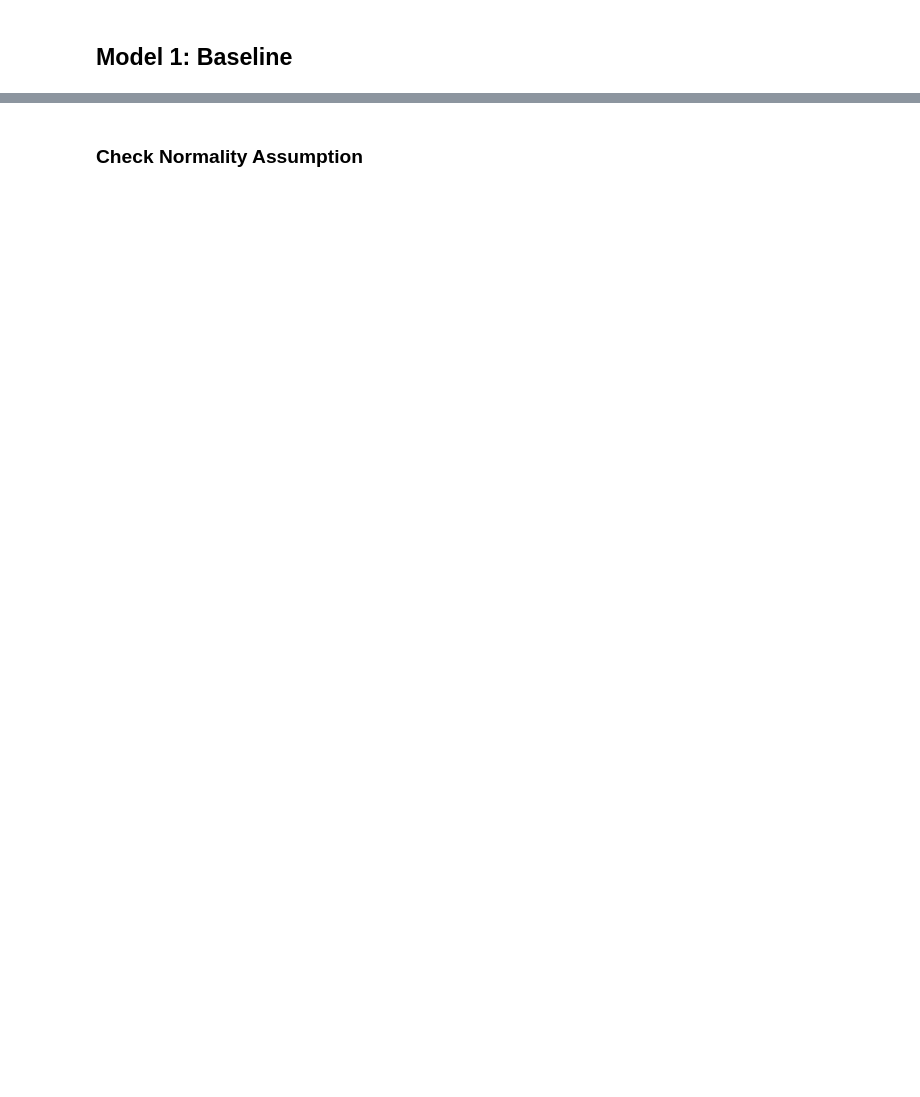
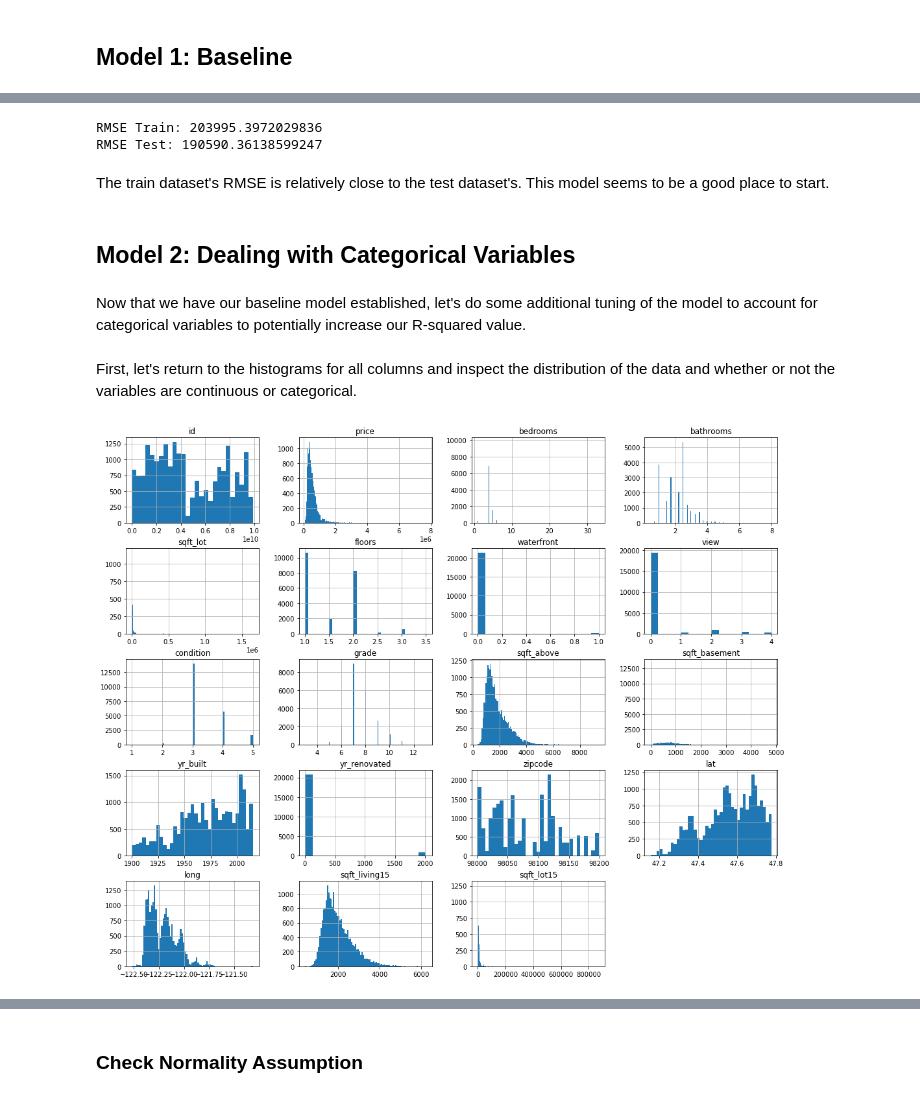
Before and after one commit to Sammyknee/dsc-phase-2-project, a Jupyter notebook: Housing Data - Modeling.ipynb, the cells around one changed output, grey strips where cells are left out. Cells and saved outputs as stored; diff of their text form; code cells hidden in the pictures; blank space fills up the shorter version.

```diff
--- a/Housing Data - Modeling.ipynb
+++ b/Housing Data - Modeling.ipynb
@@ -53,3 +54,3 @@ def col_formatting(col):
 # %%
-data.columns = [col_formatting(col) for col in data.columns]
+# data.columns = [col_formatting(col) for col in data.columns]
 # %%
@@ -155,0 +125,18 @@ p_table = pd.DataFrame(p_table.data)
+# %%
+print('RMSE Train:',np.sqrt(metrics.mean_squared_error(y_train, y_hat_train)))
+print('RMSE Test:',np.sqrt(metrics.mean_squared_error(y_test, y_hat_test)))
+# %% [output]
+RMSE Train: 203995.3972029836
+RMSE Test: 190590.36138599247
+# %% [markdown]
+The train dataset's RMSE is relatively close to the test dataset's. This model seems to be a good place to start.
+# %% [markdown]
+## Model 2: Dealing with Categorical Variables
+# %% [markdown]
+Now that we have our baseline model established, let's do some additional tuning of the model to account for categorical variables to potentially increase our R-squared value.
+# %% [markdown]
+First, let's return to the histograms for all columns and inspect the distribution of the data and whether or not the variables are continuous or categorical.
+# %%
+data.hist(figsize=(18,15), bins = 'auto');
+# %% [output]
+[figure, added]
```
Also changed, not shown: parts of 187 cells of this notebook.
